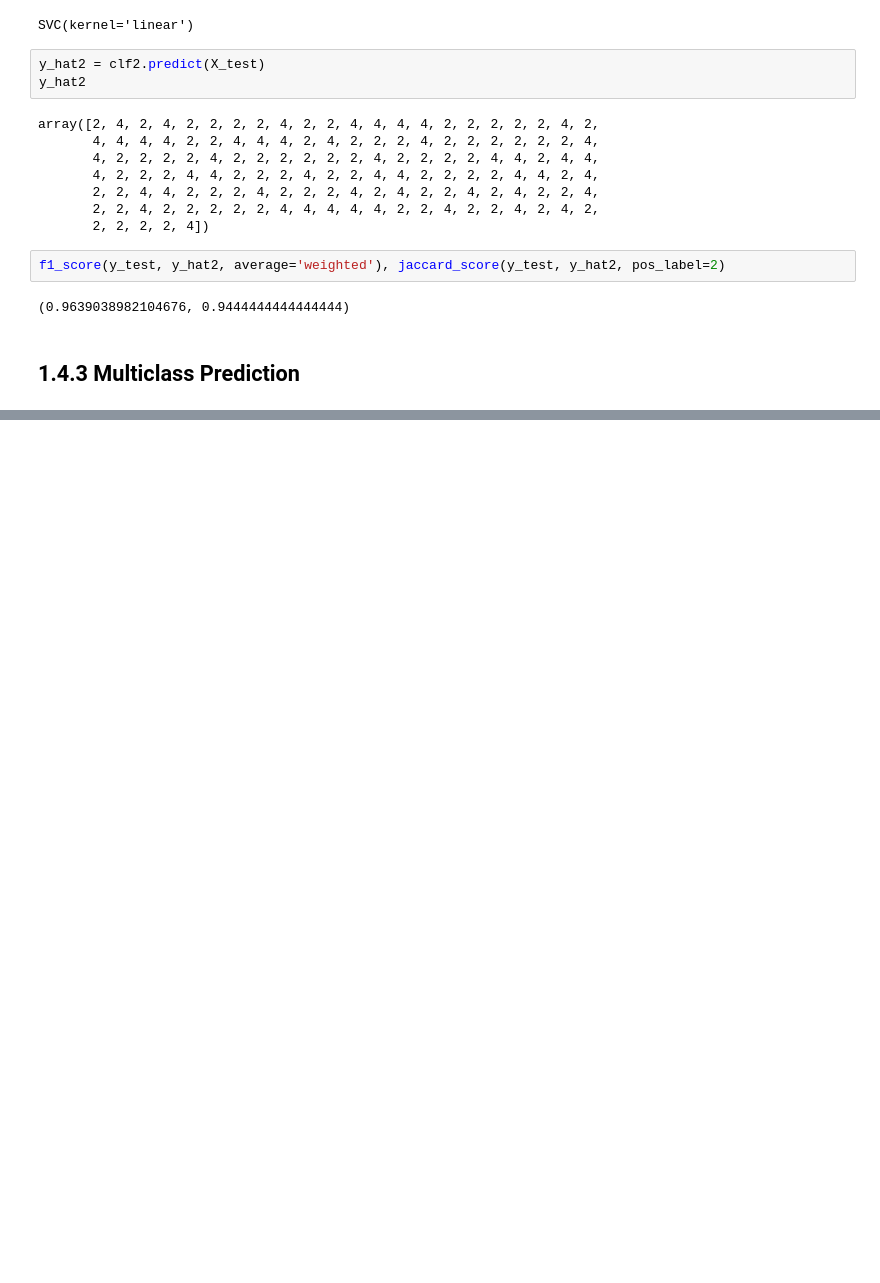
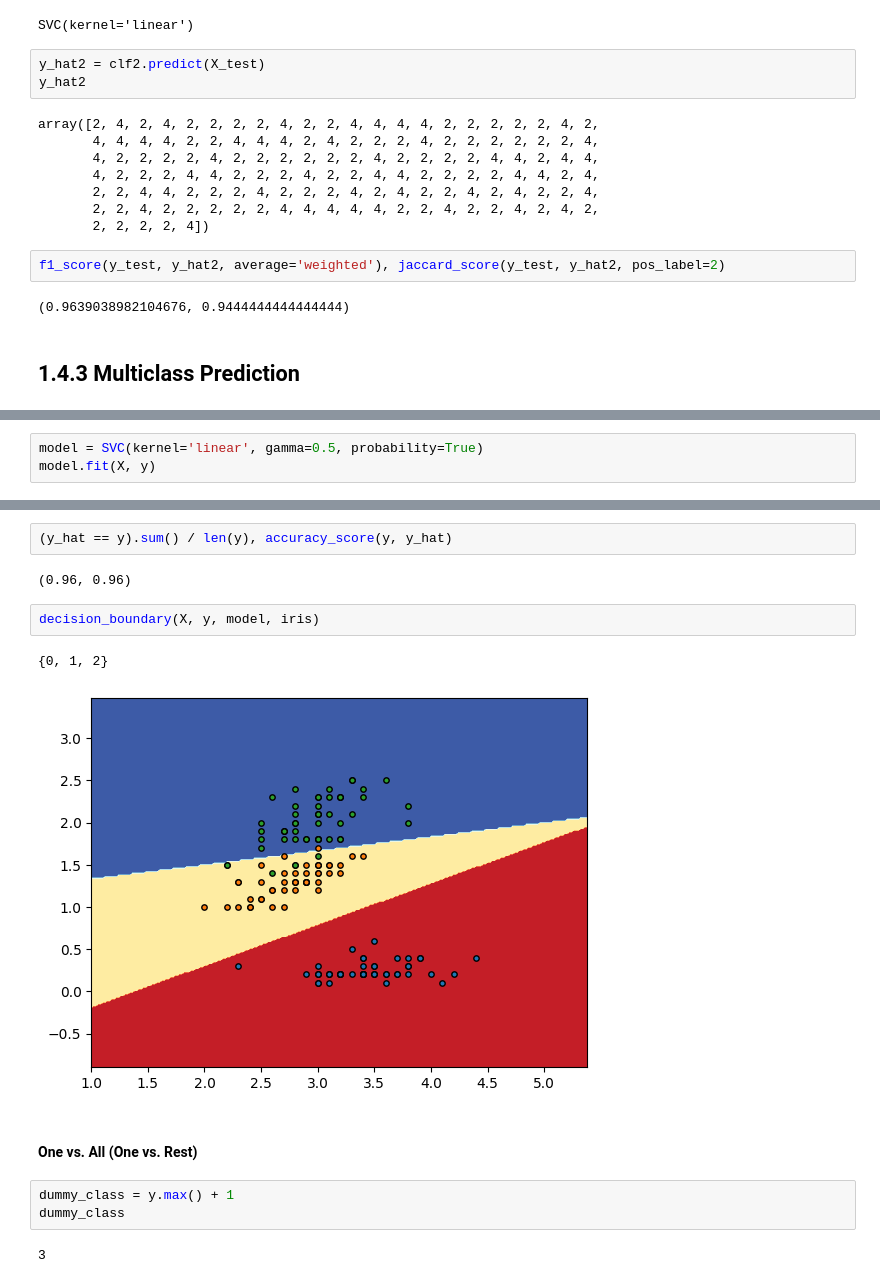
Before and after one commit to PaulToronto/IBM---AI-Engineering-Professional-Certificate, a Jupyter notebook: 1_4_Linear_Classification.ipynb, the cells around one changed output, grey strips where cells are left out. Saved outputs shown, nothing was run; the diff lists cells and outputs as text; blank space fills up the shorter version.

```diff
--- a/1_4_Linear_Classification.ipynb
+++ b/1_4_Linear_Classification.ipynb
@@ -955,0 +1212,3 @@ f1_score(y_test, y_hat2, average='weighted'), jaccard_score(y_test, y_hat2, pos_
+# %%
+model = SVC(kernel='linear', gamma=0.5, probability=True)
+model.fit(X, y)
@@ -955,0 +1228,16 @@ f1_score(y_test, y_hat2, average='weighted'), jaccard_score(y_test, y_hat2, pos_
+# %%
+(y_hat == y).sum() / len(y), accuracy_score(y, y_hat)
+# %% [output]
+(0.96, 0.96)
+# %%
+decision_boundary(X, y, model, iris)
+# %% [output]
+{0, 1, 2}
+[figure, added]
+# %% [markdown]
+#### One vs. All (One vs. Rest)
+# %%
+dummy_class = y.max() + 1
+dummy_class
+# %% [output]
+3
```
Also changed, not shown: parts of 64 cells of this notebook.
